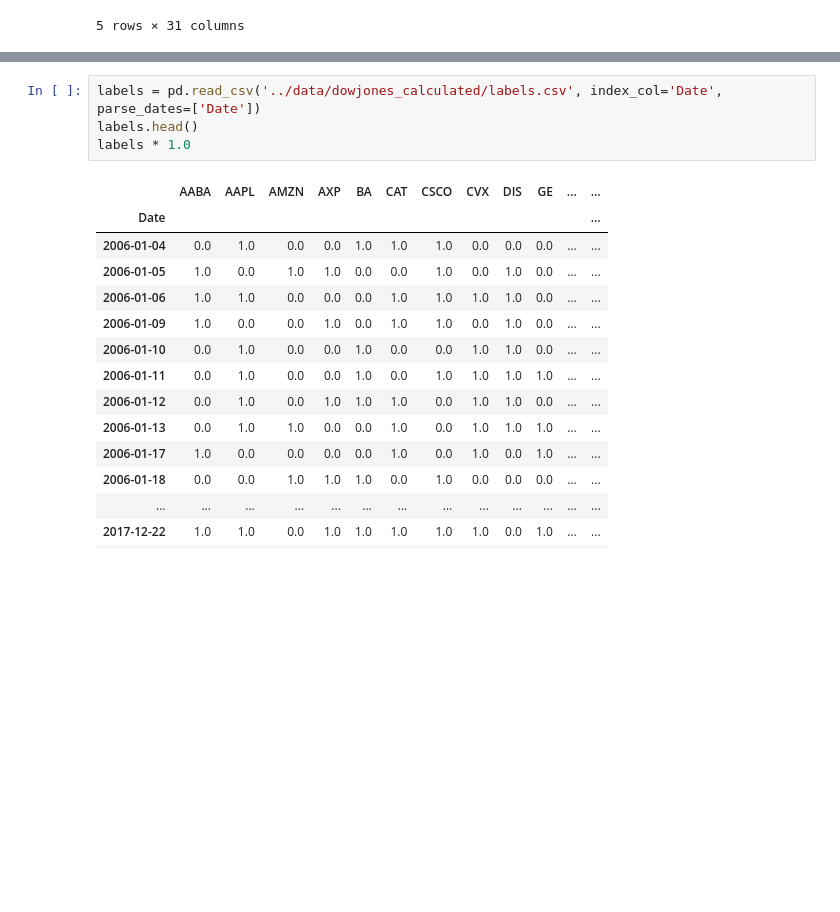
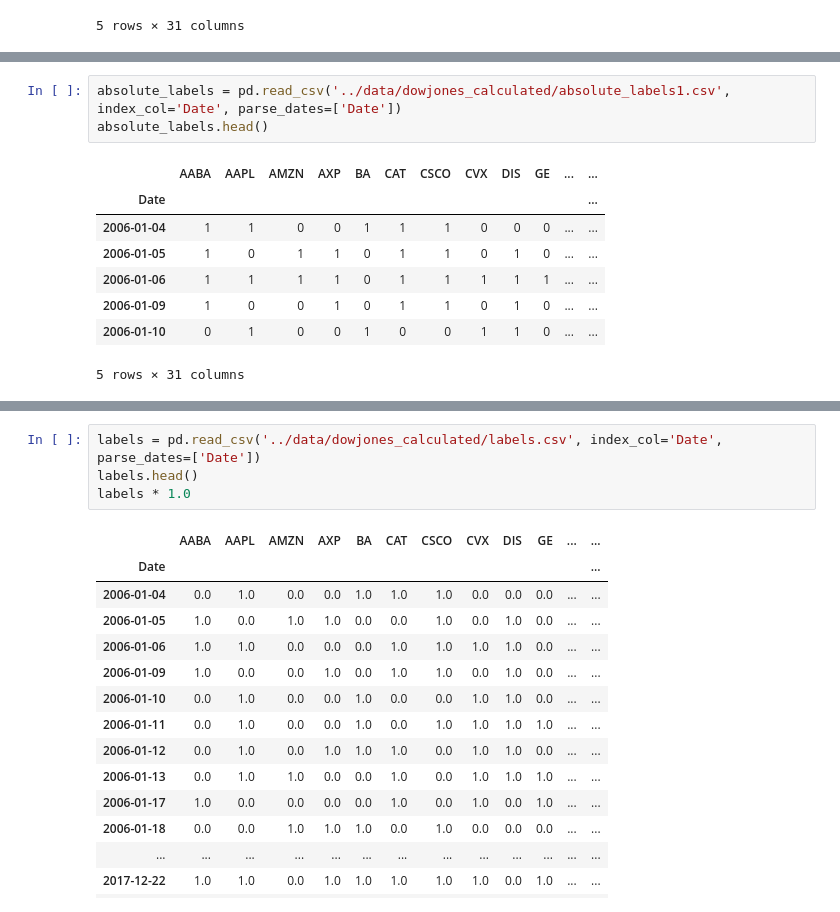
Before and after one commit to tqa236/LSTM_algo_trading, a Jupyter notebook: notebook/[Official] Data Preparation and Visualization.ipynb, the cells around one changed output, grey strips where cells are left out. Drawn from its saved outputs; the diff is of its cells as text; blank space fills up the shorter version.

```diff
--- a/notebook/[Official] Data Preparation and Visualization.ipynb
+++ b/notebook/[Official] Data Preparation and Visualization.ipynb
@@ -77,0 +98,12 @@ labels.head()
+# %%
+absolute_labels = pd.read_csv('../data/dowjones_calculated/absolute_labels1.csv', index_col='Date', parse_dates=['Date'])
+absolute_labels.head()
+# %% [output]
+|  | AABA | AAPL | AMZN | AXP | BA | CAT | CSCO | CVX | DIS | GE | ... | ... |
+| Date |  |  |  |  |  |  |  |  |  |  |  | ... |
+| 2006-01-04 | 1 | 1 | 0 | 0 | 1 | 1 | 1 | 0 | 0 | 0 | ... | ... |
+| 2006-01-05 | 1 | 0 | 1 | 1 | 0 | 1 | 1 | 0 | 1 | 0 | ... | ... |
+| 2006-01-06 | 1 | 1 | 1 | 1 | 0 | 1 | 1 | 1 | 1 | 1 | ... | ... |
+| 2006-01-09 | 1 | 0 | 0 | 1 | 0 | 1 | 1 | 0 | 1 | 0 | ... | ... |
+| 2006-01-10 | 0 | 1 | 0 | 0 | 1 | 0 | 0 | 1 | 1 | 0 | ... | ... |
+5 rows × 31 columns
```
Also changed, not shown: parts of 6 cells of this notebook, 3 other files.
